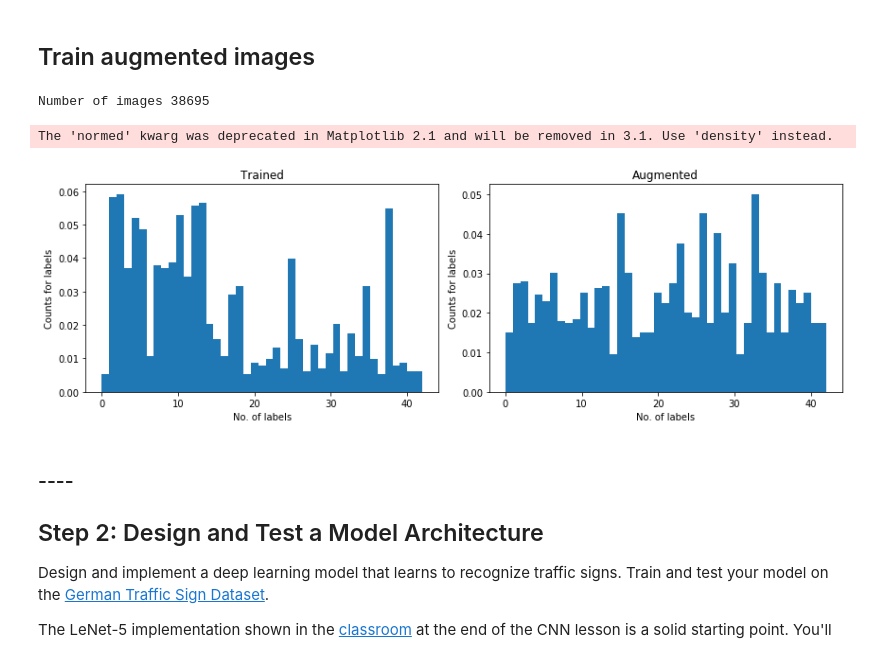
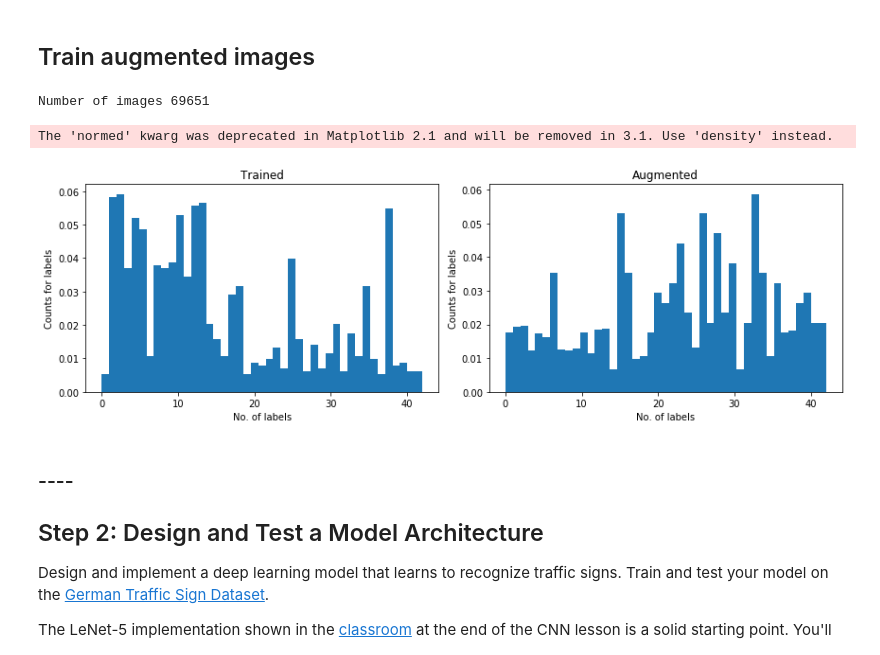
Before and after one commit to aliasaswad/CarND-Traffic-Sign-Classifier-P3, a Jupyter notebook: Traffic_Sign_Classifier.ipynb, the cells around one changed output. Saved outputs shown, nothing was run; the diff lists cells and outputs as text; code cells hidden in the pictures.

```diff
--- a/Traffic_Sign_Classifier.ipynb
+++ b/Traffic_Sign_Classifier.ipynb
@@ -251,31 +217,31 @@ Text(0.5, 1.0, 'Rotate')
 # %%
 def gen_images(images, input_labels):
     hist, _ = np.histogram(input_labels, 43, normed=True)
     select_label = []
     for index, value in enumerate(hist):
         if value < 0.02:
             select_label.append(index)
     xtrain = []
     ytrain = []
     for index, label in enumerate(input_labels):
         if label in select_label:
-            for i in range(0,5):
+            for i in range(0,9):
                 type = random.randint(0, 3)
                 ytrain.append(label)
                 xtrain.append(image_process(images[index], type))
 
     return (np.array(xtrain), np.array(ytrain))
 
 X_train_new, y_train_new = gen_images(X_train, y_train)
 print('Number of images {}'.format(len(X_train_new)))
 added = np.concatenate((y_train, y_train_new), axis=0)
 histogram([y_train, added], ['Trained', 'Augmented'], n_classes)
 X_train = np.concatenate((X_train, X_train_new), axis=0)
 y_train = np.concatenate((y_train, y_train_new), axis=0)
 # %% [output]
-Number of images 38695
+Number of images 69651
 The 'normed' kwarg was deprecated in Matplotlib 2.1 and will be removed in 3.1. Use 'density' instead.
-[figure, old version]
+[figure, new version]
 # %% [markdown]
 ### ----
 
```
Also changed, not shown: parts of 6 cells of this notebook.
